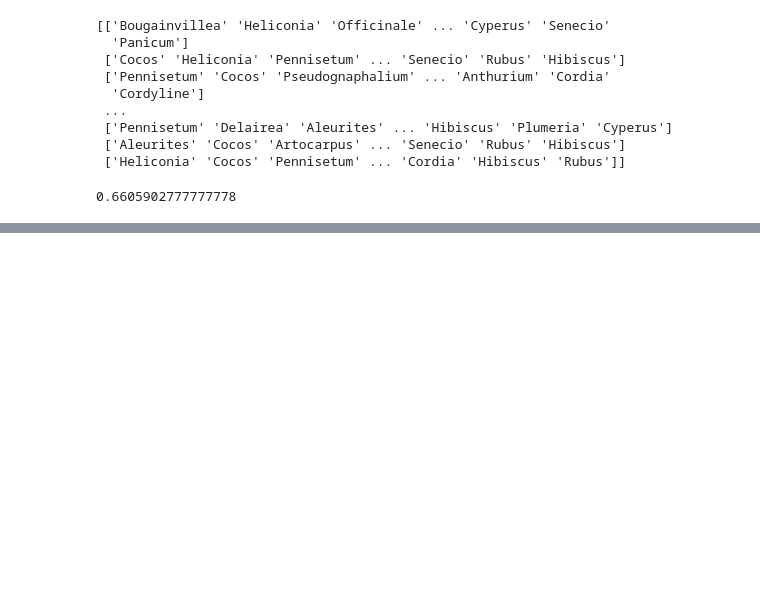
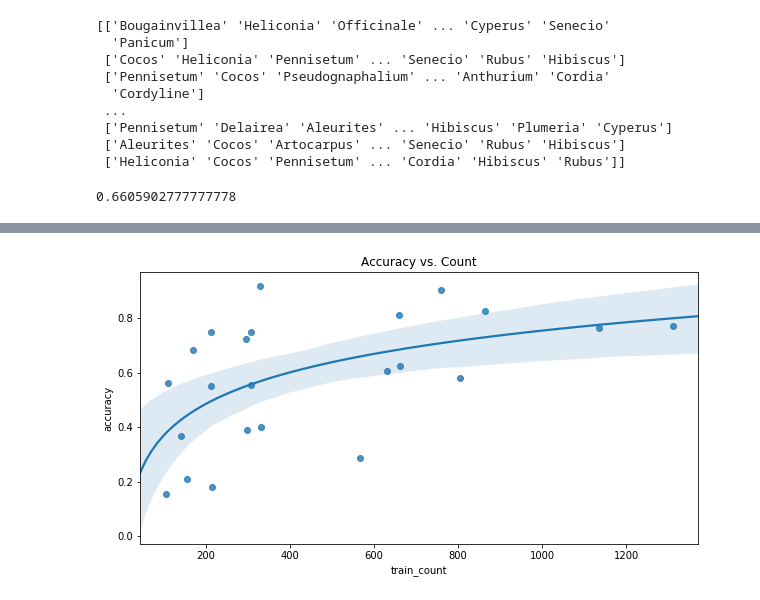
Before and after one commit to HACC2018/ohia.ai, a Jupyter notebook: machine_learning/accuracy_mobilenetv1.ipynb, the cells around one changed output, grey strips where cells are left out. Saved outputs shown, nothing was run; the diff lists cells and outputs as text; code cells hidden in the pictures; blank space fills up the shorter version.

```diff
--- a/machine_learning/accuracy_mobilenetv1.ipynb
+++ b/machine_learning/accuracy_mobilenetv1.ipynb
@@ -166,0 +178,26 @@ plot = comb.plot.bar(figsize=(19,8))
+# %%
+# train_ids
+train_labels   = [id2label[i] for i in train_ids]
+a              = np.array(train_labels)
+unique, counts = np.unique(a, return_counts=True)
+
+comb_top_1 = pd.DataFrame({
+    "labels": valid_labels,
+    "top_1": top_1,
+})
+comb_top_1 = comb_top_1.groupby(["labels"])
+comb_top_1 = comb_top_1.agg({ 'top_1':  ['mean']})
+comb_top_1.columns = ['accuracy']
+
+comb_train = pd.DataFrame({
+    "labels": unique,
+    "train_count": counts
+})
+comb_train = comb_train.set_index('labels')
+
+# comb_train.head(100)
+# print(comb_top_1.head(10))
+# print(comb_train.head(10))
+comb_train = pd.concat([comb_top_1, comb_train], axis=1, sort=False, join_axes=[comb_top_1.index])
+
+comb_train.head(100)
@@ -166,0 +223,13 @@ plot = comb.plot.bar(figsize=(19,8))
+# %%
+import seaborn as sns
+import matplotlib.pyplot as plt
+
+fig, ax = plt.subplots(figsize=(10,5), )
+
+ax.set_title("Accuracy vs. Count")
+
+sns.regplot(comb_train['train_count'], comb_train['accuracy'], logx = True,ax=ax)
+
+plt.show()
+# %% [output]
+[figure, added]
```
Also changed, not shown: parts of 12 cells of this notebook.
